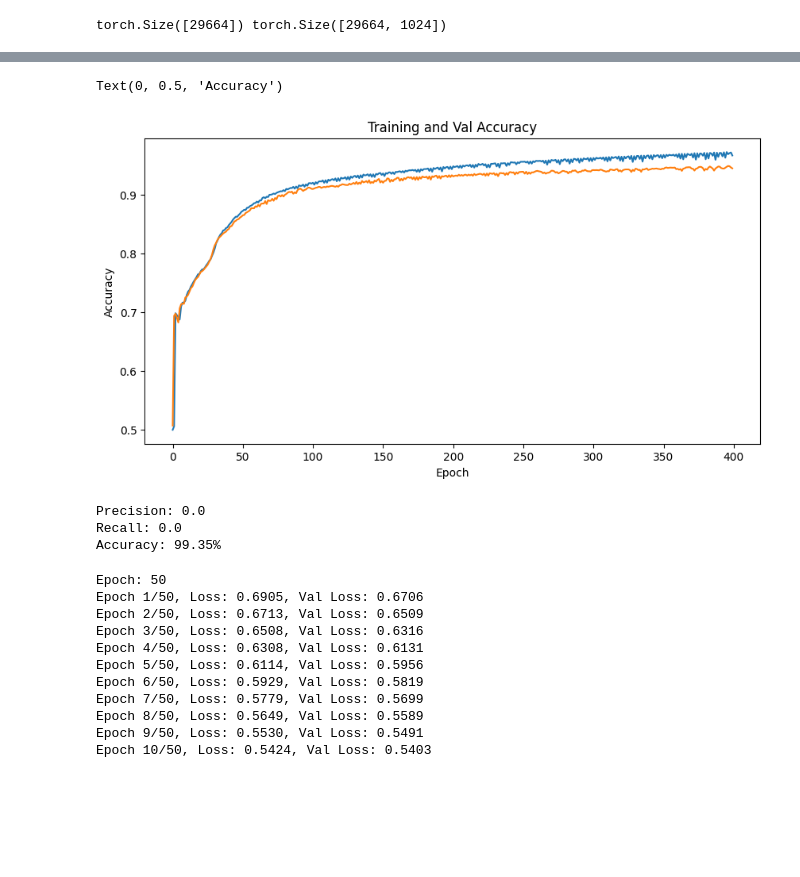
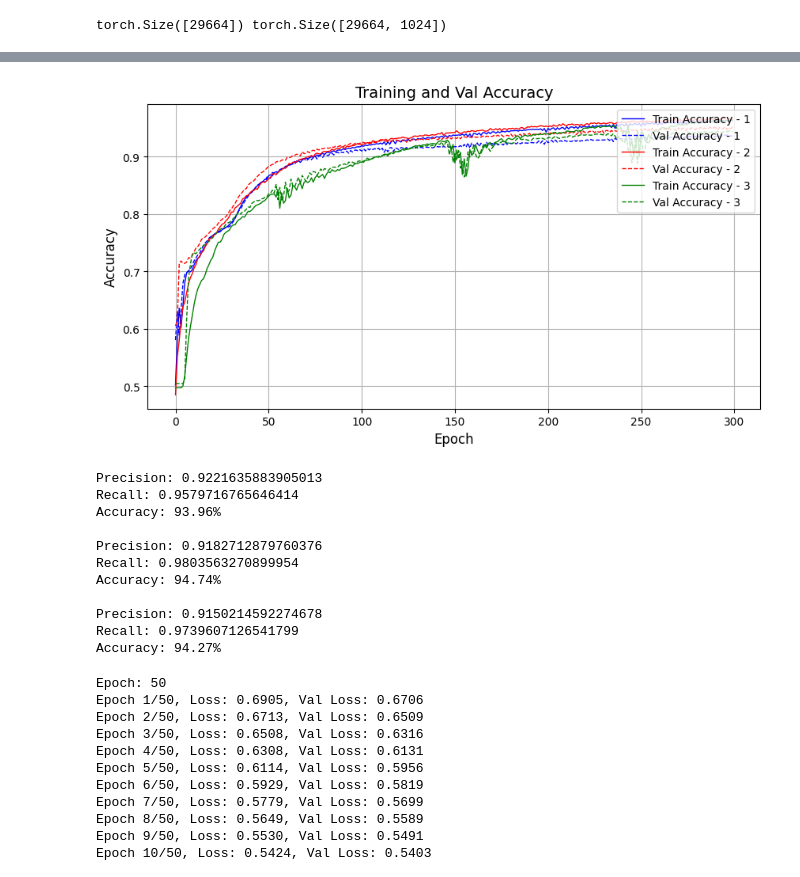
Before and after one commit to shubham-rateria/cs-5785-final-project, a Jupyter notebook: loop-closure.ipynb, the cells around one changed output, grey strips where cells are left out. Saved outputs shown, nothing was run; the diff lists cells and outputs as text; code cells hidden in the pictures; blank space fills up the shorter version.

```diff
--- a/loop-closure.ipynb
+++ b/loop-closure.ipynb
@@ -1148,12 +1098,12 @@ def train(num_epochs=100):
         print(f"Epoch {epoch+1}/{num_epochs}, Loss: {loss.item():.4f}, Val Loss: {val_loss.item():.4f}")
 
     return model, train_losses, val_losses, train_acc, val_acc
+# %%
+model = SimilarityNN(input_dim=embedding_dim * 2)
+model1 = SimilarityNN1(input_dim=embedding_dim * 2)
+model2 = SimilarityNN2(input_dim=embedding_dim * 2)
 # %%
-model, train_losses, test_losses, train_acc, val_acc = train(300)
-plt.figure(figsize=(10, 5))
-plt.plot(train_losses, label='Train Loss')
-plt.plot(test_losses, label='Val Loss')
-plt.title(f'Training and Val Losses')
-plt.xlabel('Epoch')
-plt.ylabel('Loss')
+model, train_losses, test_losses, train_acc, val_acc = train(model, 300)
+model1, train_losses1, test_losses1, train_acc1, val_acc1 = train(model1, 300)
+model2, train_losses2, test_losses2, train_acc2, val_acc2 = train(model2, 300)
 # %% [output]
@@ -1161,31 +1176,49 @@ AttributeError: 'list' object has no attribute 'float'
 # %%
 plt.figure(figsize=(10, 5))
-plt.plot(train_acc, label='Train Accuracy')
-plt.plot(val_acc, label='Val Accuracy')
-plt.title(f'Training and Val Accuracy')
-plt.xlabel('Epoch')
-plt.ylabel('Accuracy')
+plt.plot(train_acc, label='Train Accuracy - 1', color='blue', linestyle='-', linewidth=1)
+plt.plot(val_acc, label='Val Accuracy - 1', color='blue', linestyle='--', linewidth=1)
+plt.plot(train_acc1, label='Train Accuracy - 2', color='red', linestyle='-', linewidth=1)
+plt.plot(val_acc1, label='Val Accuracy - 2', color='red', linestyle='--', linewidth=1)
+plt.plot(train_acc2, label='Train Accuracy - 3', color='green', linestyle='-', linewidth=1)
+plt.plot(val_acc2, label='Val Accuracy - 3', color='green', linestyle='--', linewidth=1)
+plt.title(f'Training and Val Accuracy', fontsize=14)
+plt.xlabel('Epoch', fontsize=12)
+plt.ylabel('Accuracy', fontsize=12)
+plt.legend(loc='upper right', fontsize=10)
+plt.grid(True)
 # %% [output]
-Text(0, 0.5, 'Accuracy')
-[figure, old version]
+[figure, new version]
 # %%
-with torch.no_grad():
-    test_outputs = model(test_data.float()).squeeze()
+def get_metrics(model):
+    with torch.no_grad():
+        test_outputs = model(test_data.float()).squeeze()
 
-predicted_labels = test_outputs.round()
-precision = precision_score(test_labels, predicted_labels)
-recall = recall_score(test_labels, predicted_labels)
+    predicted_labels = test_outputs.round()
+    precision = precision_score(test_labels, predicted_labels)
+    recall = recall_score(test_labels, predicted_labels)
 
-print(f"Precision: {precision}")
-print(f"Recall: {recall}")
+    print(f"Precision: {precision}")
+    print(f"Recall: {recall}")
 
-accuracy = (test_outputs.round() == test_labels).sum().item() / len(test_labels)
-accuracy_percentage = accuracy * 100
-print(f"Accuracy: {accuracy_percentage:.2f}%")
+    accuracy = (test_outputs.round() == test_labels).sum().item() / len(test_labels)
+    accuracy_percentage = accuracy * 100
+    print(f"Accuracy: {accuracy_percentage:.2f}%\n")
-# %% [output]
-Precision: 0.0
-Recall: 0.0
-Accuracy: 99.35%
+# %%
+get_metrics(model)
+get_metrics(model1)
+get_metrics(model2)
+# %% [output]
+Precision: 0.9221635883905013
+Recall: 0.9579716765646414
+Accuracy: 93.96%
+
+Precision: 0.9182712879760376
+Recall: 0.9803563270899954
+Accuracy: 94.74%
+
+Precision: 0.9150214592274678
+Recall: 0.9739607126541799
+Accuracy: 94.27%
 # %%
 import matplotlib.pyplot as plt
 from sklearn.metrics import precision_score, recall_score
```
Also changed, not shown: parts of 29 cells of this notebook, 16 other files.
